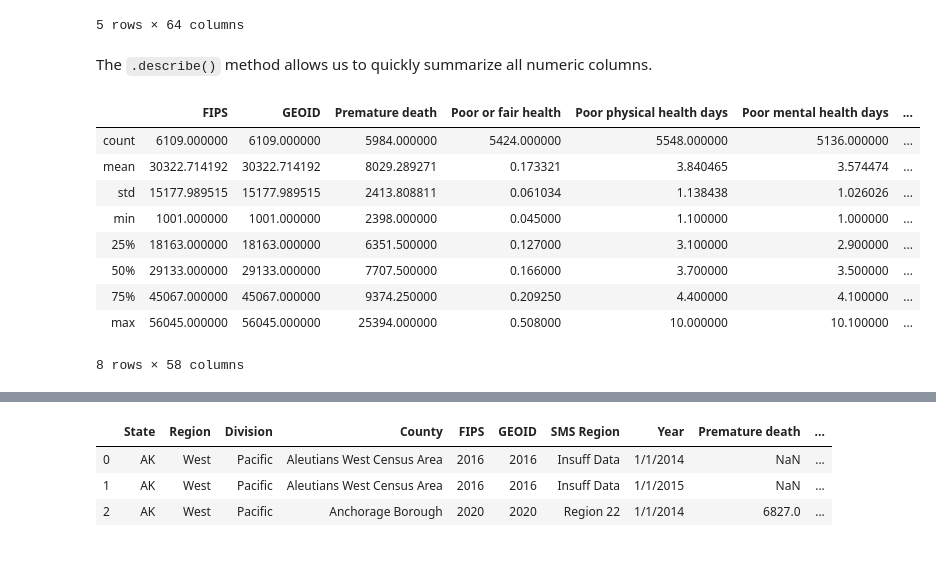
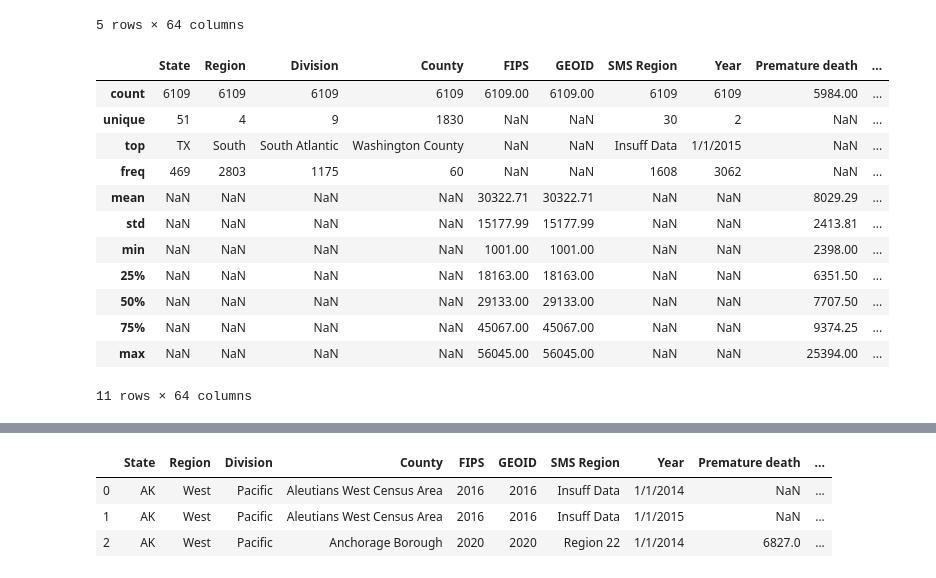
Before and after one commit to UNC-Libraries-data/Python, a Jupyter notebook: Jupyter/Pandas.ipynb, the cells around one changed output, grey strips where cells are left out. Drawn from its saved outputs; the diff is of its cells as text; code cells hidden in the pictures.

```diff
--- a/Jupyter/Pandas.ipynb
+++ b/Jupyter/Pandas.ipynb
@@ -50,18 +50,19 @@ df.head()
 | 3 | AK | West | Pacific | Anchorage Borough | 2020 | 2020 | Region 22 | 1/1/2015 | 6856.0 | ... |
 | 4 | AK | West | Pacific | Bethel Census Area | 2050 | 2050 | Insuff Data | 1/1/2014 | 13345.0 | ... |
 5 rows × 64 columns
-# %% [markdown]
-The `.describe()` method allows us to quickly summarize all numeric columns.
 # %%
-df.describe()
+df.describe(include = "all").round(2)
 # %% [output]
-|  | FIPS | GEOID | Premature death | Poor or fair health | Poor physical health days | Poor mental health days | ... |
-| count | 6109.000000 | 6109.000000 | 5984.000000 | 5424.000000 | 5548.000000 | 5136.000000 | ... |
-| mean | 30322.714192 | 30322.714192 | 8029.289271 | 0.173321 | 3.840465 | 3.574474 | ... |
-| std | 15177.989515 | 15177.989515 | 2413.808811 | 0.061034 | 1.138438 | 1.026026 | ... |
-| min | 1001.000000 | 1001.000000 | 2398.000000 | 0.045000 | 1.100000 | 1.000000 | ... |
-| 25% | 18163.000000 | 18163.000000 | 6351.500000 | 0.127000 | 3.100000 | 2.900000 | ... |
-| 50% | 29133.000000 | 29133.000000 | 7707.500000 | 0.166000 | 3.700000 | 3.500000 | ... |
-| 75% | 45067.000000 | 45067.000000 | 9374.250000 | 0.209250 | 4.400000 | 4.100000 | ... |
-| max | 56045.000000 | 56045.000000 | 25394.000000 | 0.508000 | 10.000000 | 10.100000 | ... |
+|  | State | Region | Division | County | FIPS | GEOID | SMS Region | Year | Premature death | ... |
+| count | 6109 | 6109 | 6109 | 6109 | 6109.00 | 6109.00 | 6109 | 6109 | 5984.00 | ... |
+| unique | 51 | 4 | 9 | 1830 | NaN | NaN | 30 | 2 | NaN | ... |
+| top | TX | South | South Atlantic | Washington County | NaN | NaN | Insuff Data | 1/1/2015 | NaN | ... |
+| freq | 469 | 2803 | 1175 | 60 | NaN | NaN | 1608 | 3062 | NaN | ... |
+| mean | NaN | NaN | NaN | NaN | 30322.71 | 30322.71 | NaN | NaN | 8029.29 | ... |
+| std | NaN | NaN | NaN | NaN | 15177.99 | 15177.99 | NaN | NaN | 2413.81 | ... |
+| min | NaN | NaN | NaN | NaN | 1001.00 | 1001.00 | NaN | NaN | 2398.00 | ... |
+| 25% | NaN | NaN | NaN | NaN | 18163.00 | 18163.00 | NaN | NaN | 6351.50 | ... |
+| 50% | NaN | NaN | NaN | NaN | 29133.00 | 29133.00 | NaN | NaN | 7707.50 | ... |
+| 75% | NaN | NaN | NaN | NaN | 45067.00 | 45067.00 | NaN | NaN | 9374.25 | ... |
+| max | NaN | NaN | NaN | NaN | 56045.00 | 56045.00 | NaN | NaN | 25394.00 | ... |
-8 rows × 58 columns
+11 rows × 64 columns
```
Also changed, not shown: parts of 30 cells of this notebook.
